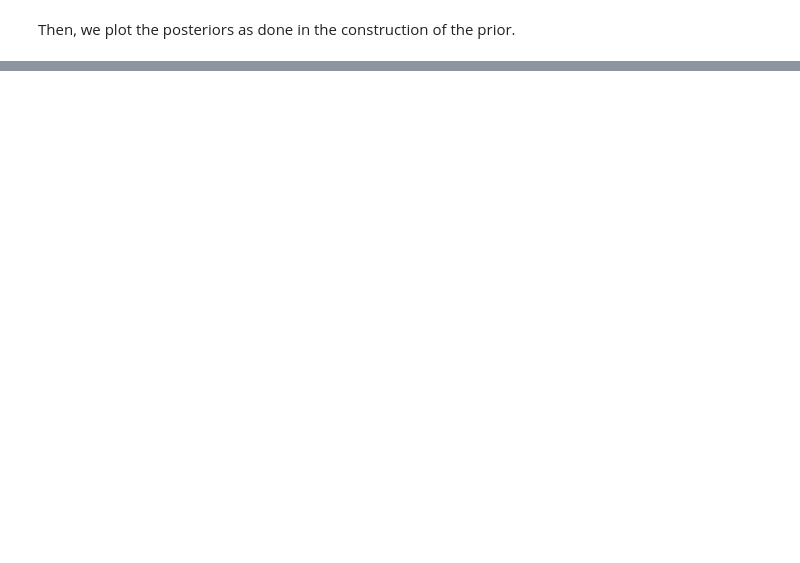
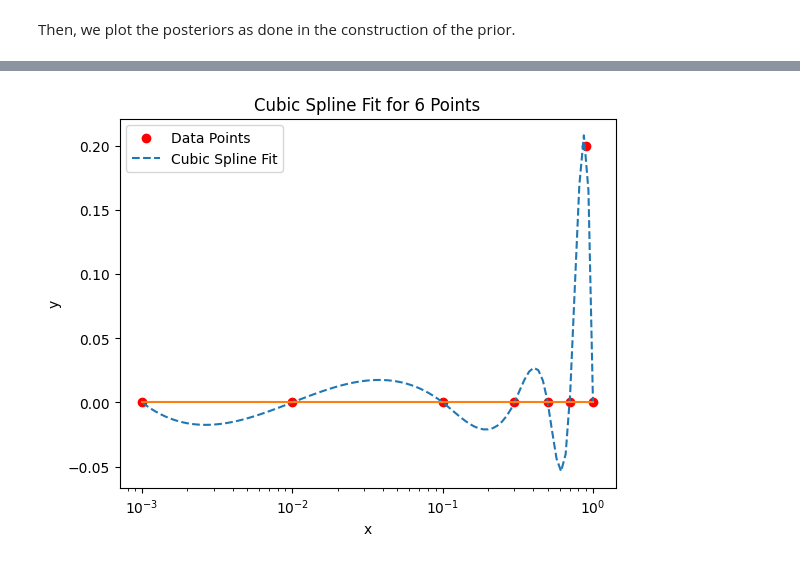
Before and after one commit to RoyStegeman/higher_twist, a Jupyter notebook: higher_twist/higher_twist_tcm_bin.ipynb, the cells around one changed output, grey strips where cells are left out. Cells and saved outputs as stored; diff of their text form; code cells hidden in the pictures; blank space fills up the shorter version.

```diff
--- a/higher_twist/higher_twist_tcm_bin.ipynb
+++ b/higher_twist/higher_twist_tcm_bin.ipynb
@@ -356,0 +357,28 @@ for idx_ax, (ax, key, color) in enumerate(zip(axs.flatten(), keys, colors)):
+# %%
+import numpy as np
+import matplotlib.pyplot as plt
+from scipy.interpolate import CubicSpline
+
+# Define 6 points in the range (0,1)
+x = [0.001, 0.01, 0.1, 0.3, 0.5, 0.7, 0.9, 1]
+y = [0.0, 0.0, 0, 0, 0, 0, 0.2, 0]
+
+# Create the cubic spline interpolator
+spline = CubicSpline(np.log(x), y)
+
+# Fine grid for smooth curve
+x_fine = np.geomspace(1e-3, 1, 100)
+y_fine = spline(np.log(x_fine))
+
+# Plot the result
+plt.scatter(x, y, color='red', label="Data Points")  # Original points
+plt.plot(x_fine, y_fine, label="Cubic Spline Fit", linestyle="--")
+plt.plot(x_fine, np.zeros_like(x_fine))
+plt.xlabel("x")
+plt.ylabel("y")
+plt.xscale('log')
+plt.legend()
+plt.title("Cubic Spline Fit for 6 Points")
+plt.show()
+# %% [output]
+[figure, added]
```
Also changed, not shown: parts of 12 cells of this notebook, 1 other file.
